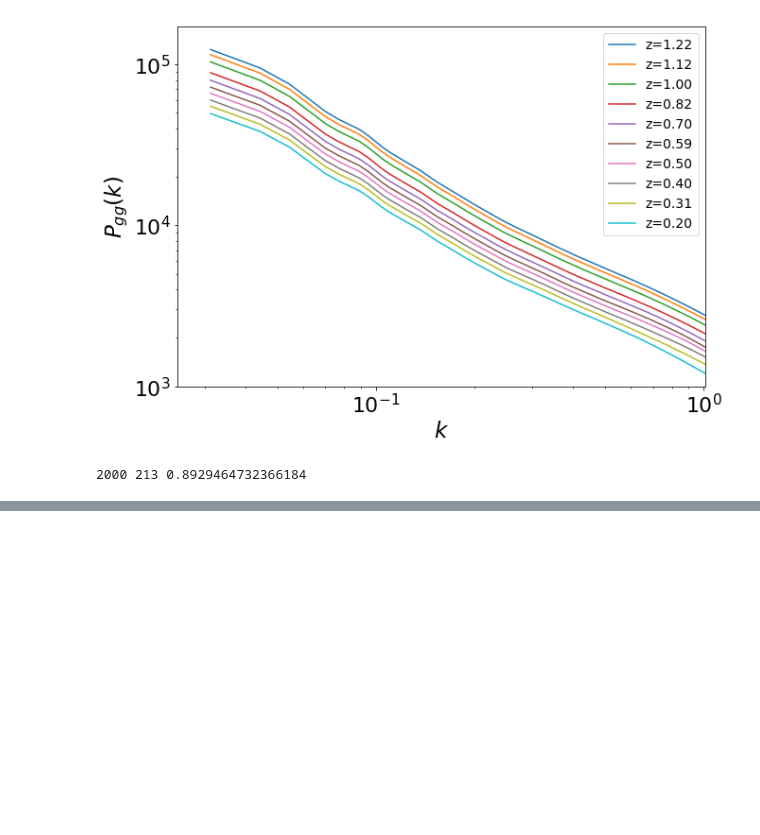
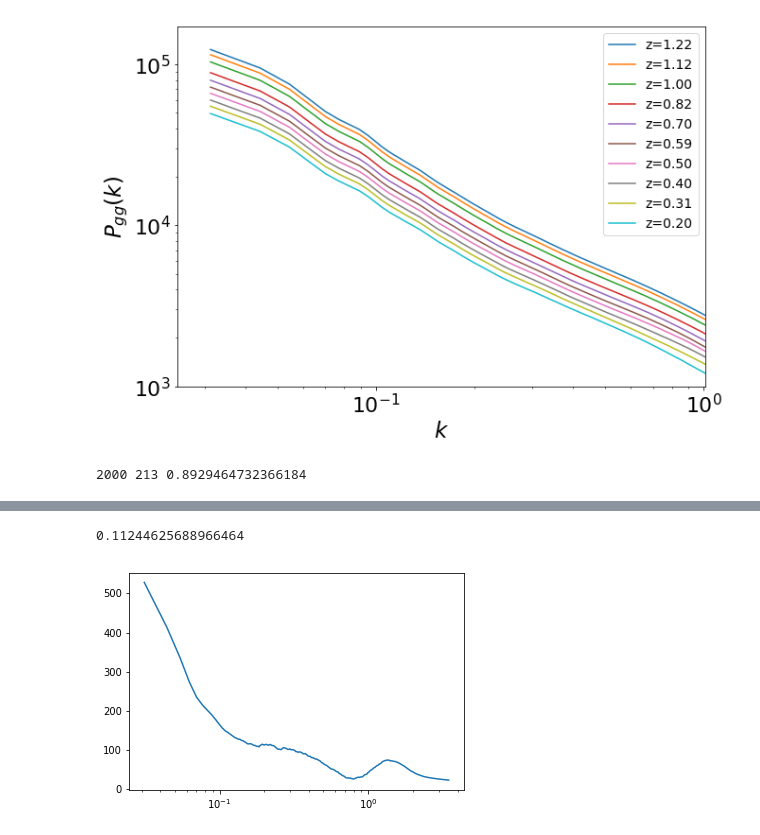
Before and after one commit to LSSTDESC/mgemu, a Jupyter notebook: notebooks/Galaxy_pmg.ipynb, the cells around one changed output, grey strips where cells are left out. Cells and saved outputs as stored; diff of their text form; code cells hidden in the pictures; blank space fills up the shorter version.

Commit message:
Fisher matrix calculation and plotting notebooks added

```diff
--- a/notebooks/Galaxy_pmg.ipynb
+++ b/notebooks/Galaxy_pmg.ipynb
@@ -283,16 +286,4 @@ WARNING:matplotlib.legend:No handles with labels found to put in legend.
-# %%
-#Incomplete, continue later
-#for i in (irangey10):
-for i in range(0):
-    astep = timesteps[i,0]
-    zstep = timesteps[i,1]
-    #linear bias for galaxy sample, in our case Y10
-    b1=b1y10*Dgr(1)/Dgr(astep) #Bias for Y10
-    Shot = Veff(zstep, Om, biny10)/Nz(zstep, ay10, z0y10, NY10, biny10)
-    Omh2up = Omh2 + 0.003
-    Omh2down = Omh2 - 0.003
-    Omup = Omh2up/h/h
-    Omdown = Omh2down/h/h
-    p_ggup, k = p_ggmg(Omup, h, ns, s8, fR0, n, zstep, b1, shot)
-    p_ggdown, k = p_ggmg(Omdown, h, ns, s8, fR0, n, zstep, b1, shot)
-    derOmh = (p_ggup-p_ggdown)/2/0.003
+# %%
+npar = 6 #no of paramaters to constrain
+FY10tot = np.zeros([npar,npar])
+imax = 135 #maximum k scale array index
@@ -298,0 +382,16 @@ for i in range(0):
+# %%
+#dertot = dertot.T
+#print (dertot[:,0].shape)
+#print (dertot)
+#FisheTest = np.dot(dertot[:,3],np.dot(InvcovPMGmat_43,dertot[:,3]))
+#print (k[0:135])
+#print (np.sqrt(np.linalg.inv(FY10tot)))
+print (np.linalg.inv(FY10tot)[3,3])
+# %% [output]
+0.11244625688966464
+# %%
+fig = plt.figure('dertest')
+plt.semilogx(k,dertot[:,2])
+plt.show()
+# %% [output]
+[figure, added]
```
Also changed, not shown: parts of 6 cells of this notebook, 4 other files.
